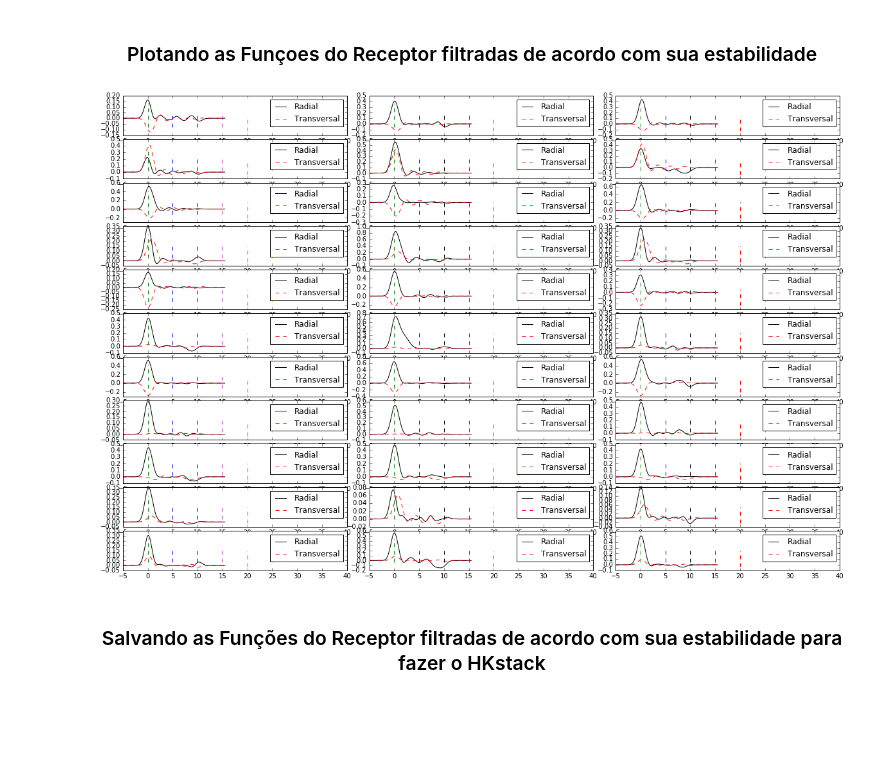
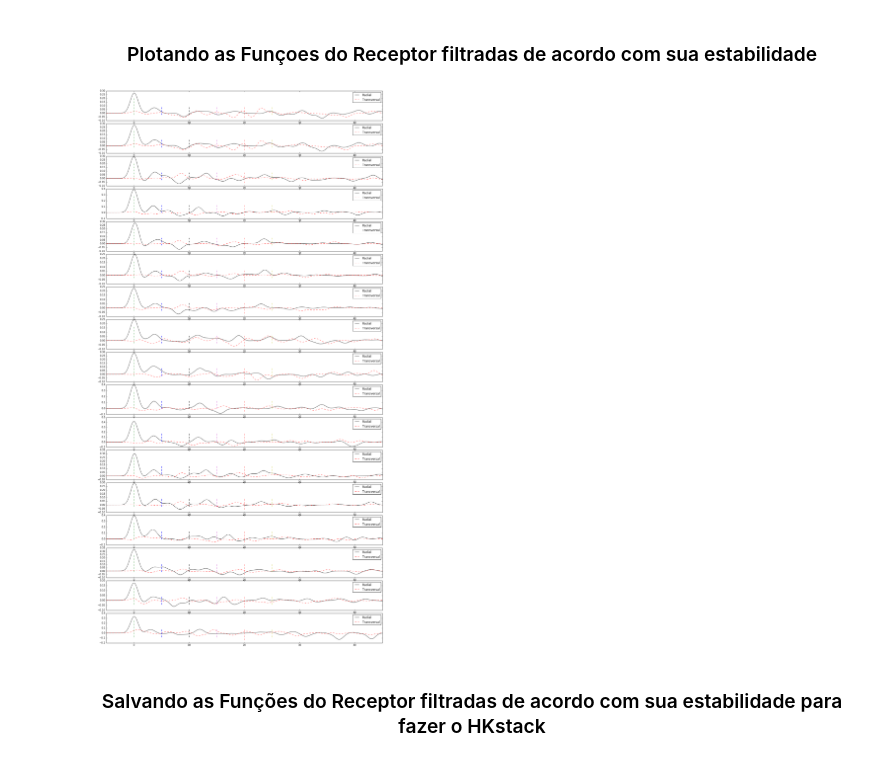
Before and after one commit to dIOGOLOC/Projeto-Doutorado, a Jupyter notebook: Aplicacoes Sismologicas/Projeto I.ipynb, the cells around one changed output. Cells and saved outputs as stored; diff of their text form; code cells hidden in the pictures; blank space fills up the shorter version.

```diff
--- a/Aplicacoes Sismologicas/Projeto I.ipynb
+++ b/Aplicacoes Sismologicas/Projeto I.ipynb
@@ -296,7 +296,7 @@ len(RFRbom)
 # %% [markdown]
 <h4>Númeoro de colunas para plotar as Funções do Receptor --> tem que ser um número múltiplo do total de Funções do Receptor Selecionadas</h4>
 # %%
-k = 4
+k = 5
 # %% [markdown]
 <h3 align="center">Plotando as Função do Receptor Radial e Transversal selecionadas de acordo com a % do ajuste</h3>
 # %%
@@ -324,5 +324,5 @@ for i,j in enumerate(RFRbom1):
         ax1.axvline(x=15, ymin=0.2, ymax=0.5, ls='dashed',c='m')
         ax1.axvline(x=20, ymin=0.1, ymax=0.5, ls='dashed',c='r')
         ax1.axvline(x=25, ymin=0.2, ymax=0.5, ls='dashed',c='y')
-        ax1.set_xlim(-5,40)
+        ax1.set_xlim(-7,40)
 # %% [output]
@@ -341,7 +341,7 @@ for i,j in enumerate(RFRbom):
     mpl.axvline(x=15, ymin=0.2, ymax=0.5, ls='dashed',c='m')
     mpl.axvline(x=20, ymin=0.1, ymax=0.5, ls='dashed',c='r')
     mpl.axvline(x=25, ymin=0.2, ymax=0.5, ls='dashed',c='y')
-    mpl.xlim(-5,40)
+    mpl.xlim(-7,17)
     time.sleep(1.0)
     display.clear_output(wait=True)
     mpl.show()
@@ -364,7 +365,7 @@ len(new_RFRbom)
 # %% [markdown]
 <h4>Númeoro de colunas para plotar as Funções do Receptor --> tem que ser um número múltiplo do total de Funções do Receptor Selecionadas</h4>
 # %%
-k = 3
+k = 1
 # %% [markdown]
 <h3 align="center">  Plotando as Funçoes do Receptor filtradas de acordo com sua estabilidade</h3>
 # %%
@@ -374,22 +375,22 @@ new_RFbomname1 = [new_RFbomname[i:i+int(len(new_RFRbom)/k)] for i in range(0, le
 # %%
 mpl.figure(figsize = (20,40))
 gs1 = gridspec.GridSpec(len(new_RFRbom),len(new_RFRbom1))
 gs1.update(wspace=0.1, hspace=0.1)
 for i,j in enumerate(new_RFRbom1):
     for h in range(len(new_RFbomname1[0])):
         ax1 = mpl.subplot(gs1[h,i])
         ax1.plot(j[h].times()-5,j[h].data,'k',label='Radial')
         ax1.plot(new_RFTbom1[0][h].times()-5,new_RFTbom1[0][h].data,'--r',label='Transversal')
         ax1.legend()
         ax1.axvline(x=0, ymin=0.2, ymax=0.8, ls='dashed',c='g')
         ax1.axvline(x=5, ymin=0.2, ymax=0.5, ls='dashed',c='b')
         ax1.axvline(x=10, ymin=0.2, ymax=0.5, ls='dashed',c='k')
         ax1.axvline(x=15, ymin=0.2, ymax=0.5, ls='dashed',c='m')
         ax1.axvline(x=20, ymin=0.1, ymax=0.5, ls='dashed',c='r')
         ax1.axvline(x=25, ymin=0.2, ymax=0.5, ls='dashed',c='y')
-        ax1.set_xlim(-5,40)
+        ax1.set_xlim(-5,45)
 # %% [output]
-[figure, old version]
+[figure, new version]
 # %% [markdown]
 <h3 align="center">  Salvando as Funções do Receptor filtradas de acordo com sua estabilidade para fazer o HKstack</h3>
 # %%
```
Also changed, not shown: parts of 23 cells of this notebook, 27 other files.
